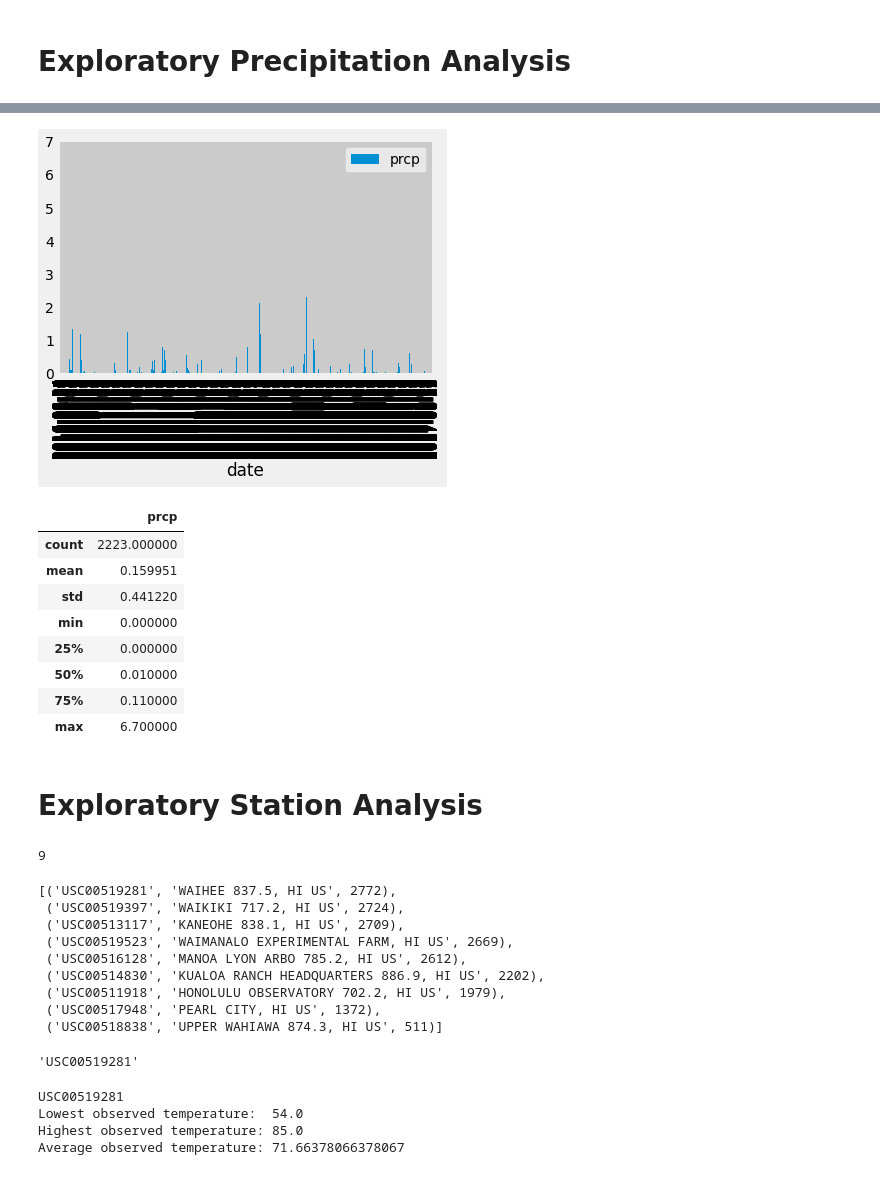
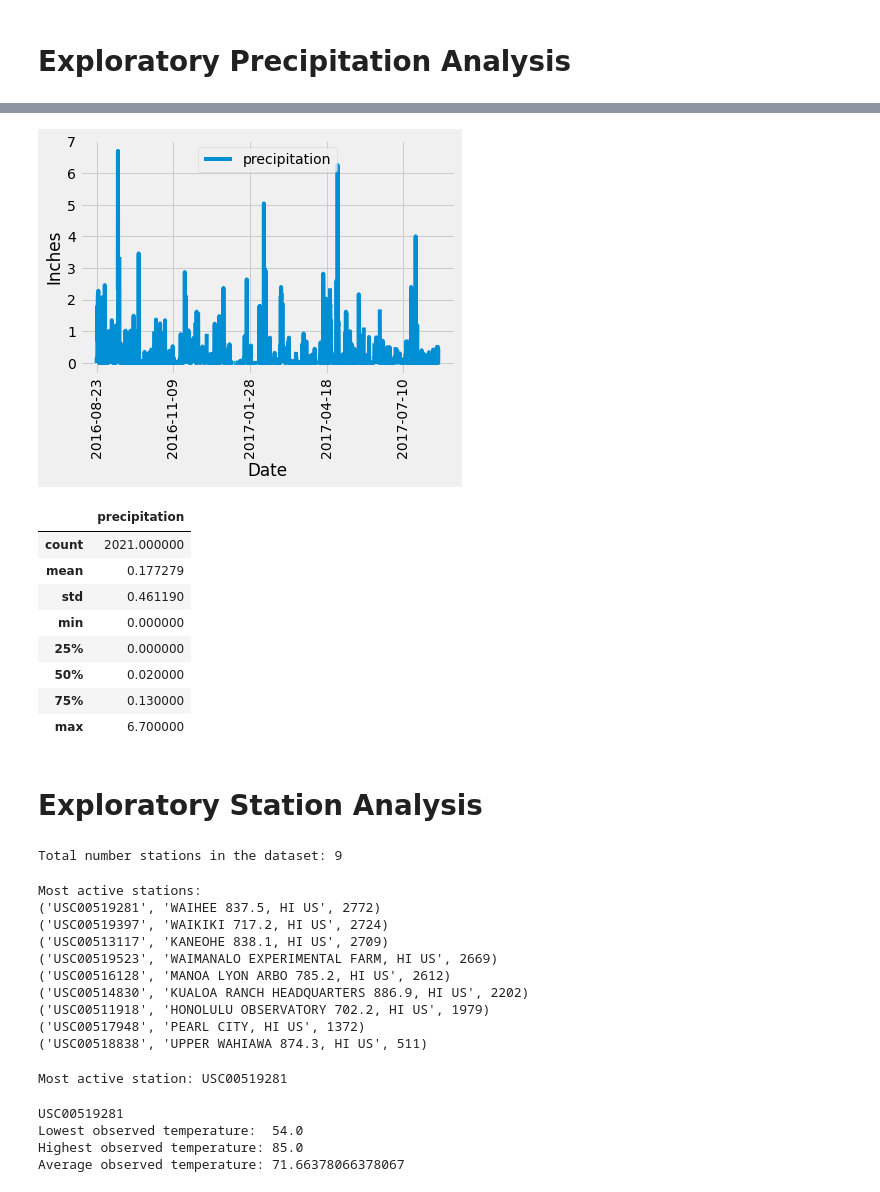
Before and after one commit to scheaton/sqlalchemy-challenge, a Jupyter notebook: SurfsUp/climate_starter.ipynb, the cells around one changed output, grey strips where cells are left out. Saved outputs shown, nothing was run; the diff lists cells and outputs as text; code cells hidden in the pictures.

```diff
--- a/SurfsUp/climate_starter.ipynb
+++ b/SurfsUp/climate_starter.ipynb
@@ -31,8 +31,8 @@ Base.classes.keys()
 ['measurement', 'station']
 # %%
 # Save references to each table
-Measurements = Base.classes.measurement
-Stations = Base.classes.station
+measurement = Base.classes.measurement
+station = Base.classes.station
 # %%
 inspector = inspect(engine)
 # %%
@@ -93,8 +94,8 @@ print(query_date)
 # %%
 # Perform a query to retrieve the data and precipitation scores
-sel = [Measurements.date, Measurements.prcp]
+sel = [measurement.date, measurement.prcp]
 last_year_results = session.query(*sel).\
-                        filter(Measurements.date > '2016-08-23').\
-                        order_by(Measurements.date).all()
-print(last_year_results[0])
+                        filter(measurement.date >= '2016-08-23').\
+                        order_by(measurement.date).all()
+print("Last year results example:", last_year_results[0])
 # %% [output]
@@ -102,6 +103,6 @@ print(last_year_results[0])
 # %%
 # Save the query results as a Pandas DataFrame and set the index to the date column
-last_year_df = pd.DataFrame(last_year_results, columns=["date", "prcp"]).set_index('date').fillna(0)
+last_year_df = pd.DataFrame(last_year_results, columns=["date", "precipitation"]).set_index('date')
 
 # Sort the dataframe by date
 last_year_df = last_year_df.sort_values(['date'])
@@ -153,52 +125,57 @@ xticks
 # %%
 # Use Pandas Plotting with Matplotlib to plot the data
-last_year_df.plot.bar(y='prcp', legend=True, grid=True, use_index=True, rot="vertical")
+last_year_df.plot(rot="vertical")
+plt.ylabel("Inches")
+plt.xlabel("Date")
 plt.show()
 # %% [output]
-[figure, old version]
+[figure, new version]
 # %%
 # Use Pandas to calcualte the summary statistics for the precipitation data
 last_year_df.describe()
 # %% [output]
-|  | prcp |
-| count | 2223.000000 |
-| mean | 0.159951 |
-| std | 0.441220 |
+|  | precipitation |
+| count | 2021.000000 |
+| mean | 0.177279 |
+| std | 0.461190 |
 | min | 0.000000 |
 | 25% | 0.000000 |
-| 50% | 0.010000 |
-| 75% | 0.110000 |
+| 50% | 0.020000 |
+| 75% | 0.130000 |
 | max | 6.700000 |
 # %% [markdown]
 # Exploratory Station Analysis
 # %%
 # Design a query to calculate the total number stations in the dataset
-sel = [Measurements.station]
-session.query(*sel).distinct().count()
+sel = [measurement.station]
+print("Total number stations in the dataset:", session.query(*sel).distinct().count())
 # %% [output]
-9
+Total number stations in the dataset: 9
 # %%
 # Design a query to find the most active stations (i.e. what stations have the most rows?)
 # List the stations and the counts in descending order.
-most_active_stations = session.query(Stations.station, Stations.name, func.count(Measurements.station))\
-                              .filter(Measurements.station == Stations.station)\
-                              .group_by(Stations.station)\
-                              .order_by(func.count(Measurements.station).desc()).all()
-most_active_stations
+most_active_stations = session.query(station.station, station.name, func.count(measurement.station))\
+                              .filter(measurement.station == station.station)\
+                              .group_by(station.station)\
+                              .order_by(func.count(measurement.station).desc()).all()
+print("Most active stations:")
+for i in np.arange(len(most_active_stations)):
+    print(most_active_stations[i])
 # %% [output]
-[('USC00519281', 'WAIHEE 837.5, HI US', 2772),
- ('USC00519397', 'WAIKIKI 717.2, HI US', 2724),
- ('USC00513117', 'KANEOHE 838.1, HI US', 2709),
- ('USC00519523', 'WAIMANALO EXPERIMENTAL FARM, HI US', 2669),
- ('USC00516128', 'MANOA LYON ARBO 785.2, HI US', 2612),
- ('USC00514830', 'KUALOA RANCH HEADQUARTERS 886.9, HI US', 2202),
- ('USC00511918', 'HONOLULU OBSERVATORY 702.2, HI US', 1979),
- ('USC00517948', 'PEARL CITY, HI US', 1372),
- ('USC00518838', 'UPPER WAHIAWA 874.3, HI US', 511)]
+Most active stations:
+('USC00519281', 'WAIHEE 837.5, HI US', 2772)
+('USC00519397', 'WAIKIKI 717.2, HI US', 2724)
+('USC00513117', 'KANEOHE 838.1, HI US', 2709)
+('USC00519523', 'WAIMANALO EXPERIMENTAL FARM, HI US', 2669)
+('USC00516128', 'MANOA LYON ARBO 785.2, HI US', 2612)
+('USC00514830', 'KUALOA RANCH HEADQUARTERS 886.9, HI US', 2202)
+('USC00511918', 'HONOLULU OBSERVATORY 702.2, HI US', 1979)
+('USC00517948', 'PEARL CITY, HI US', 1372)
+('USC00518838', 'UPPER WAHIAWA 874.3, HI US', 511)
 # %%
 most_active_station_id = most_active_stations[0][0]
-most_active_station_id
+print("Most active station:", most_active_station_id)
 # %% [output]
-'USC00519281'
+Most active station: USC00519281
 # %%
 # Using the most active station id from the previous query, calculate the lowest, highest, and average temperature.
```
Also changed, not shown: parts of 10 cells of this notebook, 1 other file.
